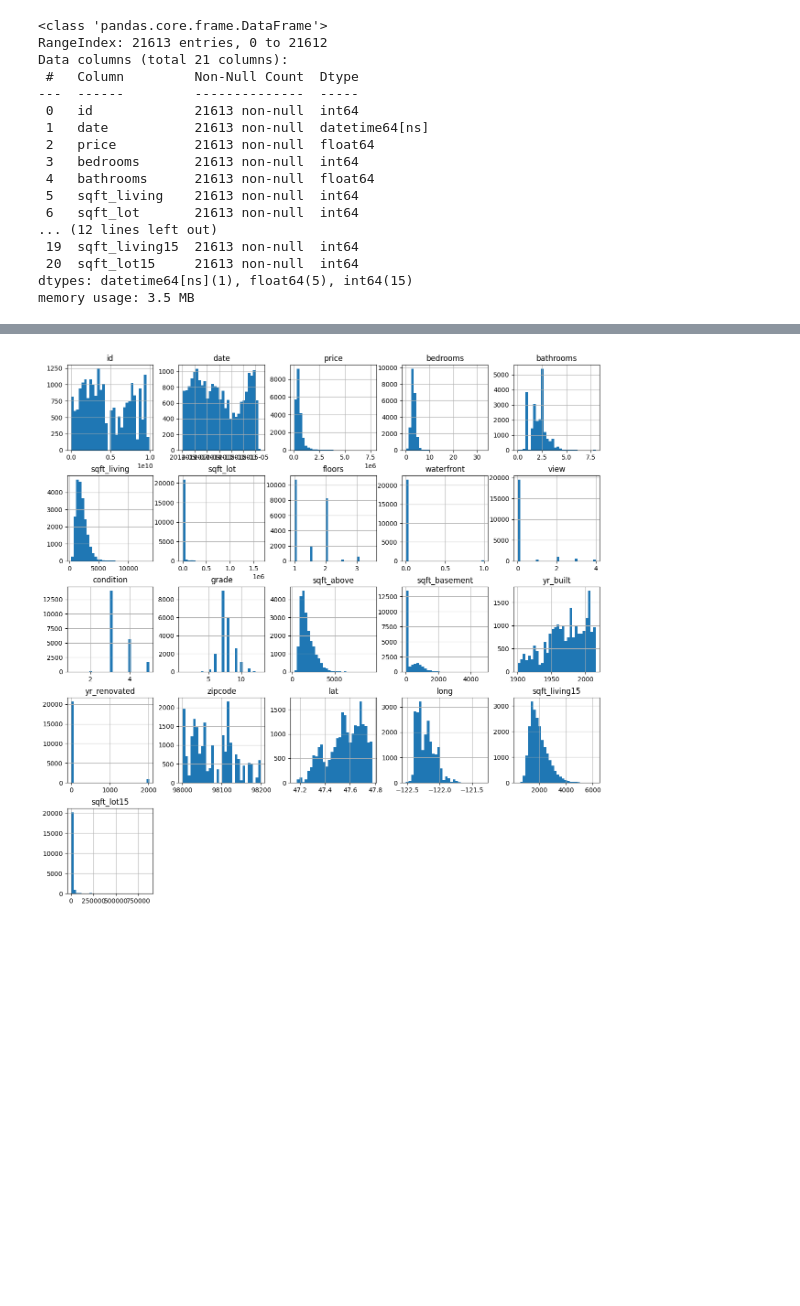
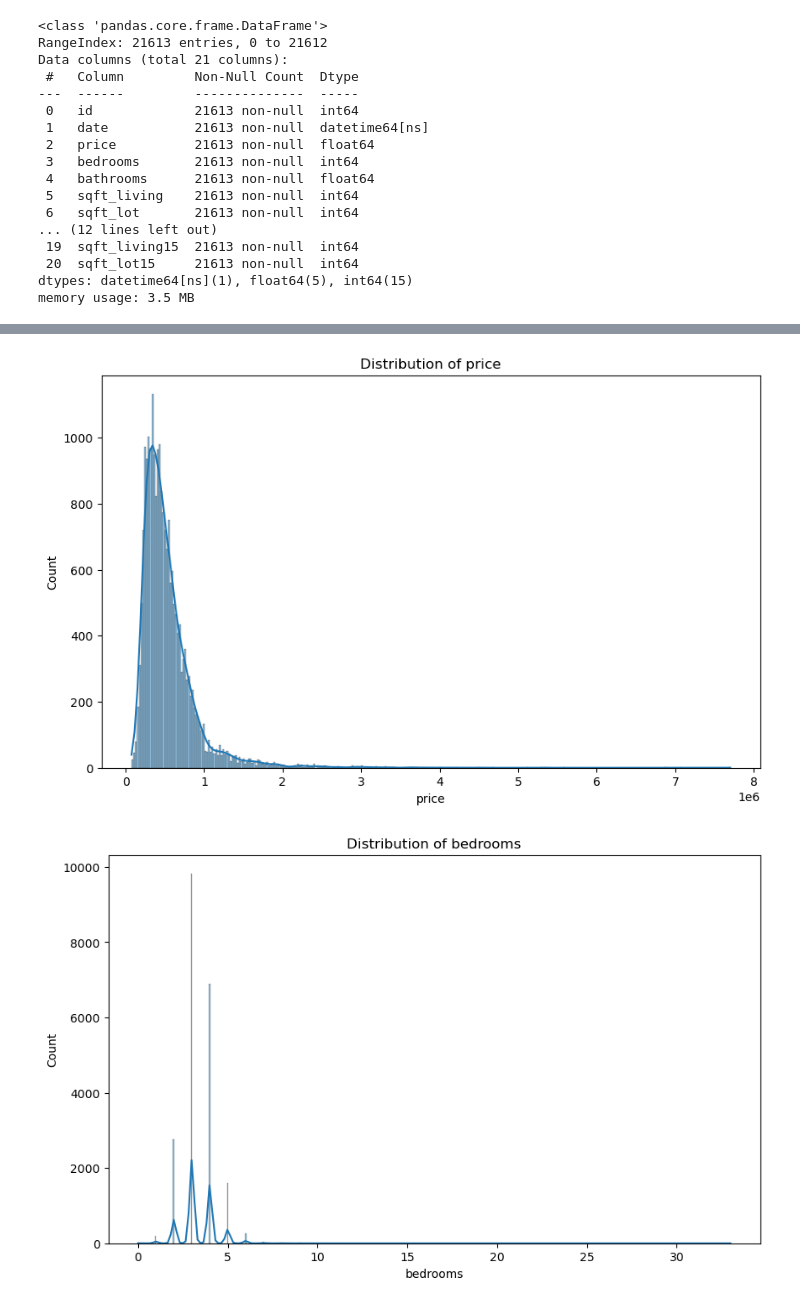
Before and after one commit to NiallGF/First-data-project, a Jupyter notebook: Kaggle Project/Workbooks/eda.ipynb, the cells around one changed output, grey strips where cells are left out. Cells and saved outputs as stored; diff of their text form; code cells hidden in the pictures; blank space fills up the shorter version.

```diff
--- a/Kaggle Project/Workbooks/eda.ipynb
+++ b/Kaggle Project/Workbooks/eda.ipynb
@@ -35,5 +41,13 @@ plt.show()
-# %%
-df.hist(bins=30, figsize=(15, 15))
-plt.show()
-# %% [output]
-[figure, removed]
+# %%
+numeric_cols = ['price', 'bedrooms', 'bathrooms', 'sqft_living', 'sqft_lot', 'floors',
+                'sqft_above', 'sqft_basement', 'yr_built', 'yr_renovated', 'lat', 'long',
+                'sqft_living15', 'sqft_lot15']
+
+for col in numeric_cols:
+    plt.figure(figsize=(10, 6))
+    sns.histplot(df[col], kde=True)
+    plt.title(f'Distribution of {col}')
+    plt.show()
+# %% [output]
+[figure, added]
+[figure, added]
```
Also changed, not shown: parts of 9 cells of this notebook, 1 other file.
